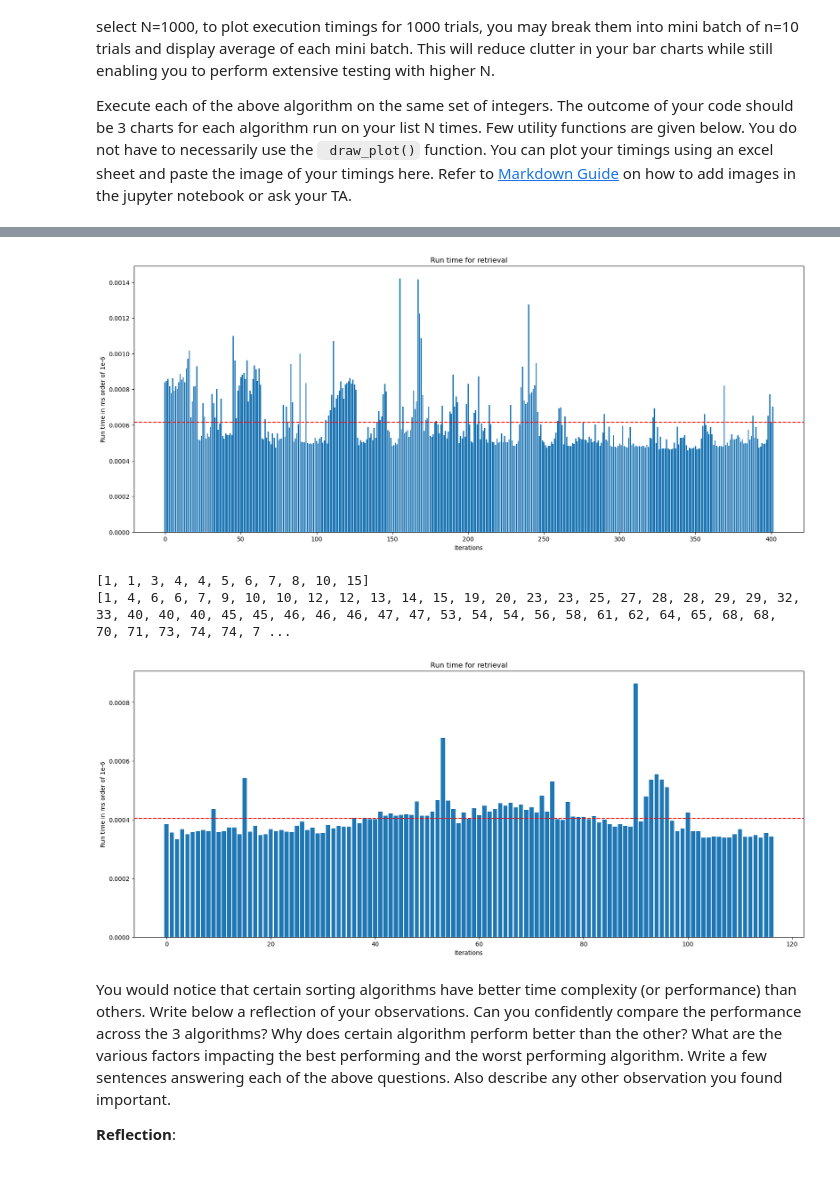
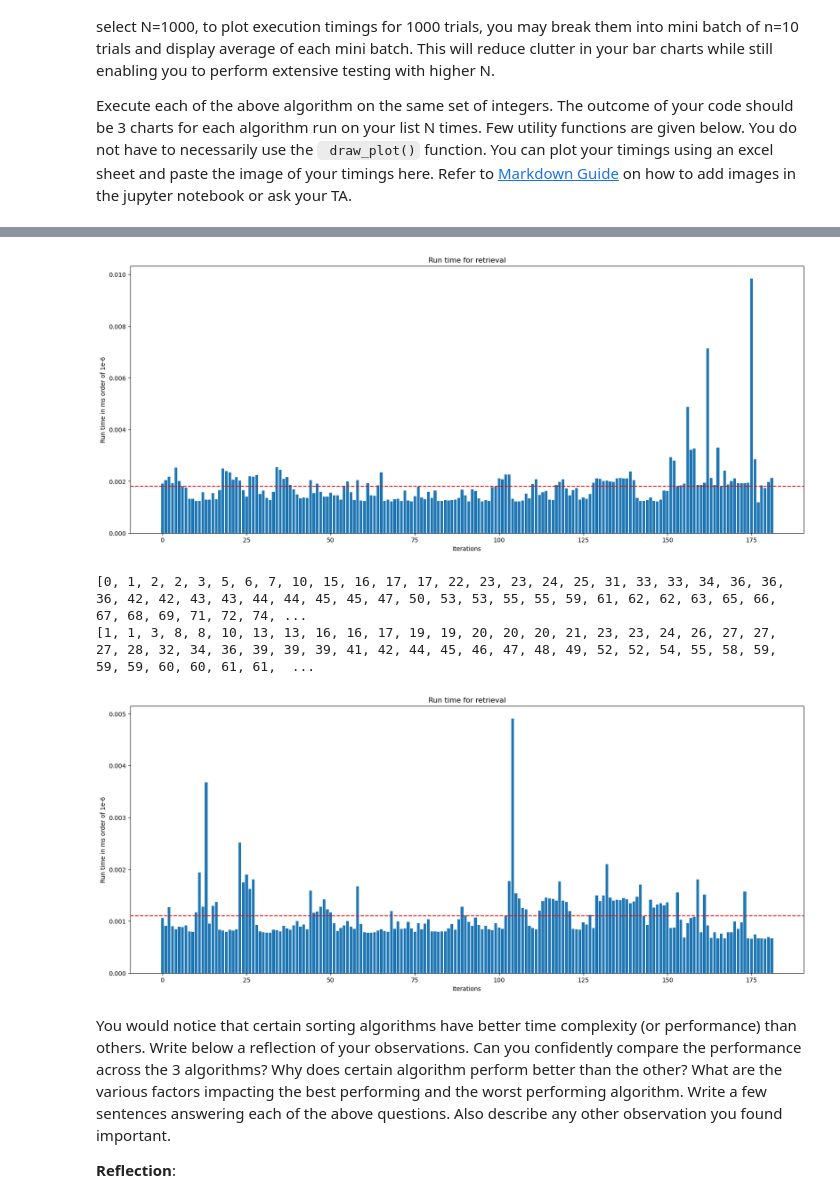
Before and after one commit to saboorah/CS2XC3, a Jupyter notebook: Lab_II.ipynb, the cells around one changed output, grey strips where cells are left out. Saved outputs shown, nothing was run; the diff lists cells and outputs as text; code cells hidden in the pictures.

```diff
--- a/Lab_II.ipynb
+++ b/Lab_II.ipynb
@@ -181,27 +181,27 @@ draw_plot(run_times)
 # %%
 ### Insertion sort experiment code goes here
 
-runs = random.randint(76,500)
+#runs = random.randint(76,500)
 run_timesI = []
 l1 = create_custom_list(77,100)
 #print(l)
 for i in range(runs):
     l = l1[:]
     #print(l)
     list1 = InsertionSort(l)
     start = timeit.default_timer()
     found = list1.get_sorted()
     stop = timeit.default_timer()
     run_timesI.append(stop-start)
 #print(found)
 #print(run_times)
 draw_plot(run_timesI)
 # %% [output]
-[figure, old version]
+[figure, new version]
 # %%
 ### Selection sort experiment code goes here
 
-runs = random.randint(76,500)
+#runs = random.randint(76,500)
 run_times = []
 l1 = create_custom_list(77,100)
 print(l)
@@ -216,9 +216,9 @@ print(found)
 #print(run_times)
 draw_plot(run_times)
 # %% [output]
-[1, 1, 3, 4, 4, 5, 6, 7, 8, 10, 15]
-[1, 4, 6, 6, 7, 9, 10, 10, 12, 12, 13, 14, 15, 19, 20, 23, 23, 25, 27, 28, 28, 29, 29, 32, 33, 40, 40, 40, 45, 45, 46, 46, 46, 47, 47, 53, 54, 54, 56, 58, 61, 62, 64, 65, 68, 68, 70, 71, 73, 74, 74, 7 ...
+[0, 1, 2, 2, 3, 5, 6, 7, 10, 15, 16, 17, 17, 22, 23, 23, 24, 25, 31, 33, 33, 34, 36, 36, 36, 42, 42, 43, 43, 44, 44, 45, 45, 47, 50, 53, 53, 55, 55, 59, 61, 62, 62, 63, 65, 66, 67, 68, 69, 71, 72, 74, ...
+[1, 1, 3, 8, 8, 10, 13, 13, 16, 16, 17, 19, 19, 20, 20, 20, 21, 23, 23, 24, 26, 27, 27, 27, 28, 32, 34, 36, 39, 39, 39, 41, 42, 44, 45, 46, 47, 48, 49, 52, 52, 54, 55, 58, 59, 59, 59, 60, 60, 61, 61,  ...
-[figure, old version]
+[figure, new version]
 # %% [markdown]
 You would notice that certain sorting algorithms have better time complexity (or performance) than others. Write below a reflection of your observations. Can you confidently compare the performance across the 3 algorithms? Why does certain algorithm perform better than the other? What are the various factors impacting the best performing and the worst performing algorithm. Write a few sentences answering each of the above questions. Also describe any other observation you found important.
 
```
Also changed, not shown: parts of 28 cells of this notebook.
